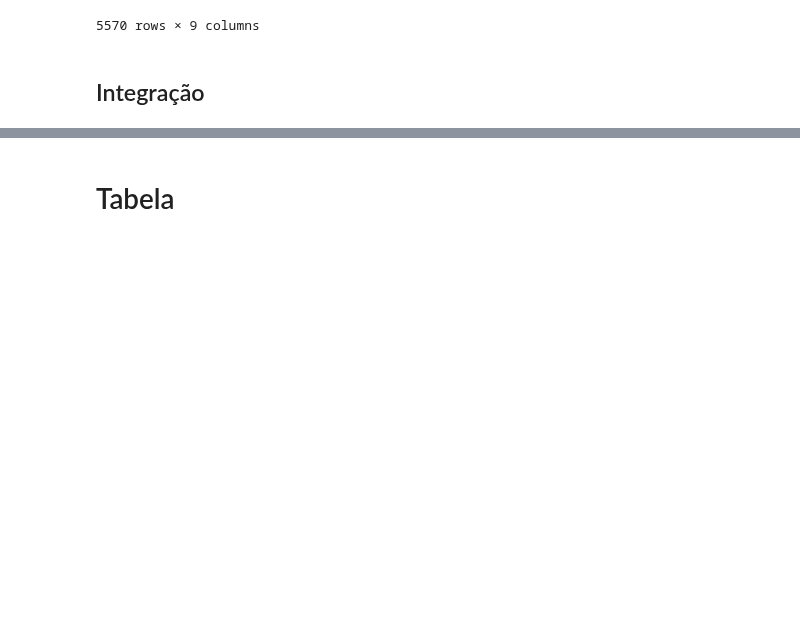
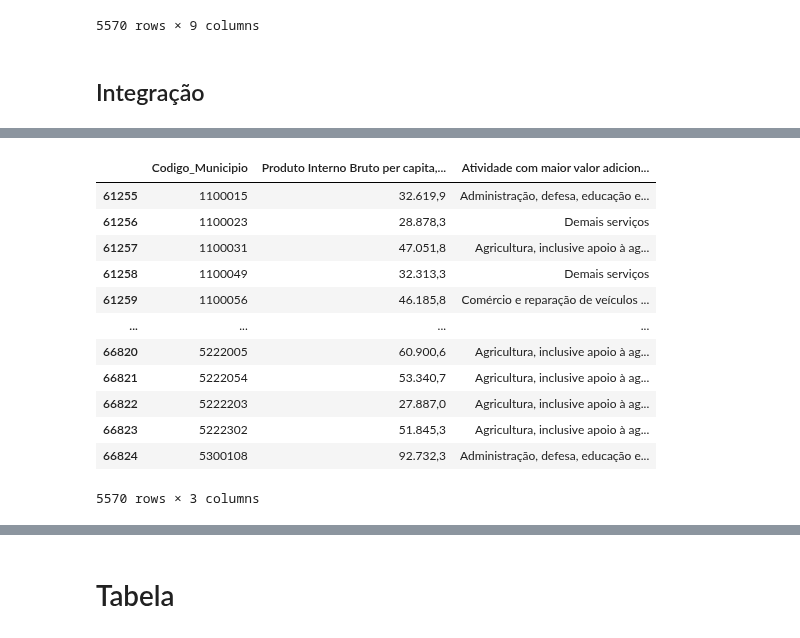
Before and after one commit to AHChaves/IC-InSAN, a Jupyter notebook: integracao.ipynb, the cells around one changed output, grey strips where cells are left out. Drawn from its saved outputs; the diff is of its cells as text; code cells hidden in the pictures; blank space fills up the shorter version.

```diff
--- a/integracao.ipynb
+++ b/integracao.ipynb
@@ -841,0 +882,3 @@ memory usage: 3.4+ MB
+# %%
+for x in PAM_2021.columns[1:]:
+    PAM_2021 = PAM_2021.rename(columns={x:'Produção de ' + x + '(toneladas)'})
@@ -841,0 +900,21 @@ memory usage: 3.4+ MB
+# %%
+pib_Munic_BD_2021 = pib_Munic_BD_2021.rename(columns={'Código do Município': 'Codigo_Municipio',
+                                                      'Produto Interno Bruto per capita, \na preços correntes\n(R$ 1,00)': 'Produto Interno Bruto per capita, a preços correntes(R$ 1,00)'})
+# %%
+pib_Munic_BD_2021['Produto Interno Bruto per capita, a preços correntes(R$ 1,00)'] = pib_Munic_BD_2021['Produto Interno Bruto per capita, a preços correntes(R$ 1,00)'].apply(lambda x: f"{x:,.1f}".replace(",", "X").replace(".", ",").replace("X", "."))
+# %%
+pib_Munic_BD_2021
+# %% [output]
+|  | Codigo_Municipio | Produto Interno Bruto per capita,... | Atividade com maior valor adicion... |
+| 61255 | 1100015 | 32.619,9 | Administração, defesa, educação e... |
+| 61256 | 1100023 | 28.878,3 | Demais serviços |
+| 61257 | 1100031 | 47.051,8 | Agricultura, inclusive apoio à ag... |
+| 61258 | 1100049 | 32.313,3 | Demais serviços |
+| 61259 | 1100056 | 46.185,8 | Comércio e reparação de veículos ... |
+| ... | ... | ... | ... |
+| 66820 | 5222005 | 60.900,6 | Agricultura, inclusive apoio à ag... |
+| 66821 | 5222054 | 53.340,7 | Agricultura, inclusive apoio à ag... |
+| 66822 | 5222203 | 27.887,0 | Agricultura, inclusive apoio à ag... |
+| 66823 | 5222302 | 51.845,3 | Agricultura, inclusive apoio à ag... |
+| 66824 | 5300108 | 92.732,3 | Administração, defesa, educação e... |
+5570 rows × 3 columns
```
Also changed, not shown: parts of 39 cells of this notebook, 1 other file.
